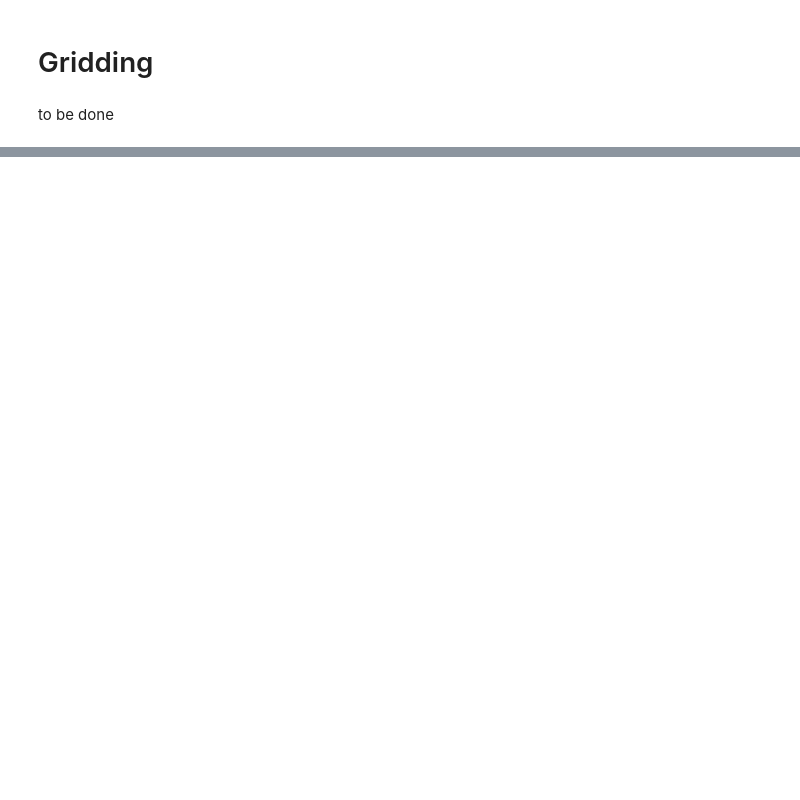
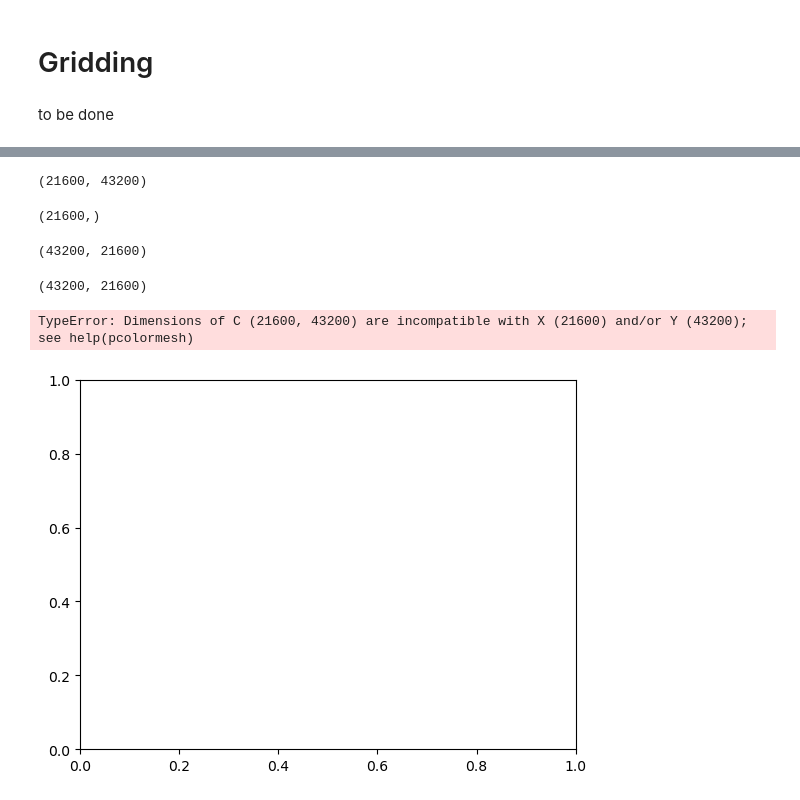
Before and after one commit to MaximilianLowe/Demo_cartopy_and_gridding_python, a Jupyter notebook: cartopy_and_gridding.ipynb, the cells around one changed output, grey strips where cells are left out. Saved outputs shown, nothing was run; the diff lists cells and outputs as text; code cells hidden in the pictures; blank space fills up the shorter version.

```diff
--- a/cartopy_and_gridding.ipynb
+++ b/cartopy_and_gridding.ipynb
@@ -241,3 +262,5 @@ polygon_alps.plot(ax=ax2, color="red", transform=ccrs.PlateCarree())
 # Gridding
 # %% [markdown]
 to be done
+# %%
+nc1 = nc4.Dataset("ETOPO_2022_v1_30s_N90W180_bed.nc")
@@ -243,0 +283,4 @@ to be done
+# %%
+lat = nc1.variables["lat"][:]
+# %%
+lon = nc1.variables["lon"][:]
@@ -243,0 +303,23 @@ to be done
+# %%
+nc1.variables["z"][:].shape
+# %% [output]
+(21600, 43200)
+# %%
+nc1.variables["z"][:, 1].shape
+# %% [output]
+(21600,)
+# %%
+xq, yq = np.meshgrid(lon, lat, indexing="ij")
+# %%
+yq.shape
+# %% [output]
+(43200, 21600)
+# %%
+xq.shape
+# %% [output]
+(43200, 21600)
+# %%
+im1 = plt.pcolormesh(xq, yq, nc1.variables["z"][:], cmap='jet')
+# %% [output]
+TypeError: Dimensions of C (21600, 43200) are incompatible with X (21600) and/or Y (43200); see help(pcolormesh)
+[figure, added]
```
Also changed, not shown: parts of 12 cells of this notebook.
